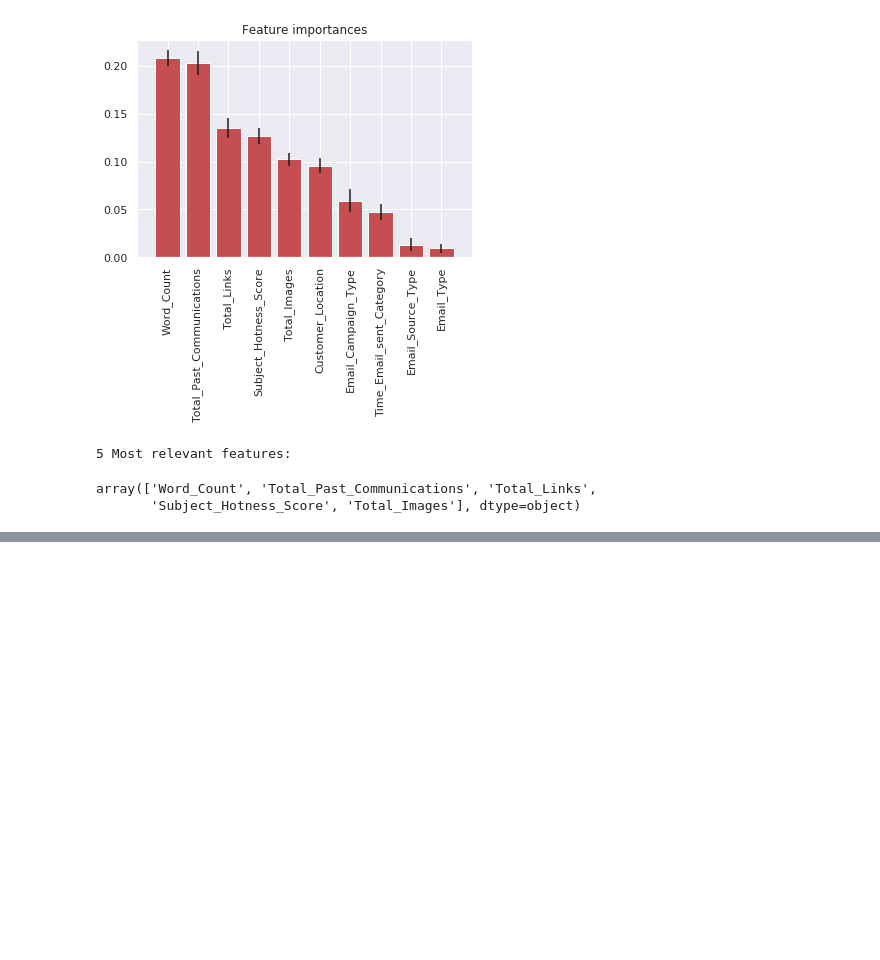
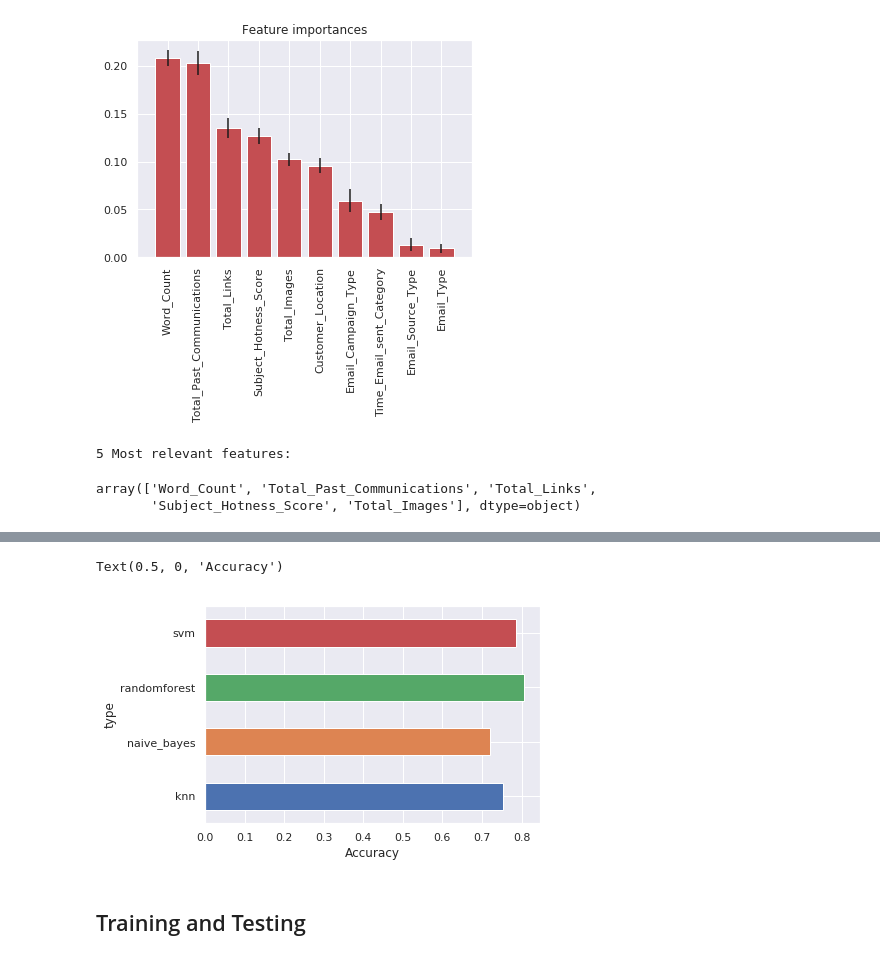
Before and after one commit to kamalmemon/MLResearch, a Jupyter notebook: src/Email_Marketing_EDA.ipynb, the cells around one changed output, grey strips where cells are left out. Saved outputs shown, nothing was run; the diff lists cells and outputs as text; code cells hidden in the pictures; blank space fills up the shorter version.

```diff
--- a/src/Email_Marketing_EDA.ipynb
+++ b/src/Email_Marketing_EDA.ipynb
@@ -442,0 +399,8 @@ hp_hist
+# %%
+hp_hist.groupby("type").agg("max")["accuracy"].plot.barh()
+plt.xlabel("Accuracy")
+# %% [output]
+Text(0.5, 0, 'Accuracy')
+[figure, added]
+# %% [markdown]
+## Training and Testing
```
Also changed, not shown: parts of 15 cells of this notebook, 1 other file.
